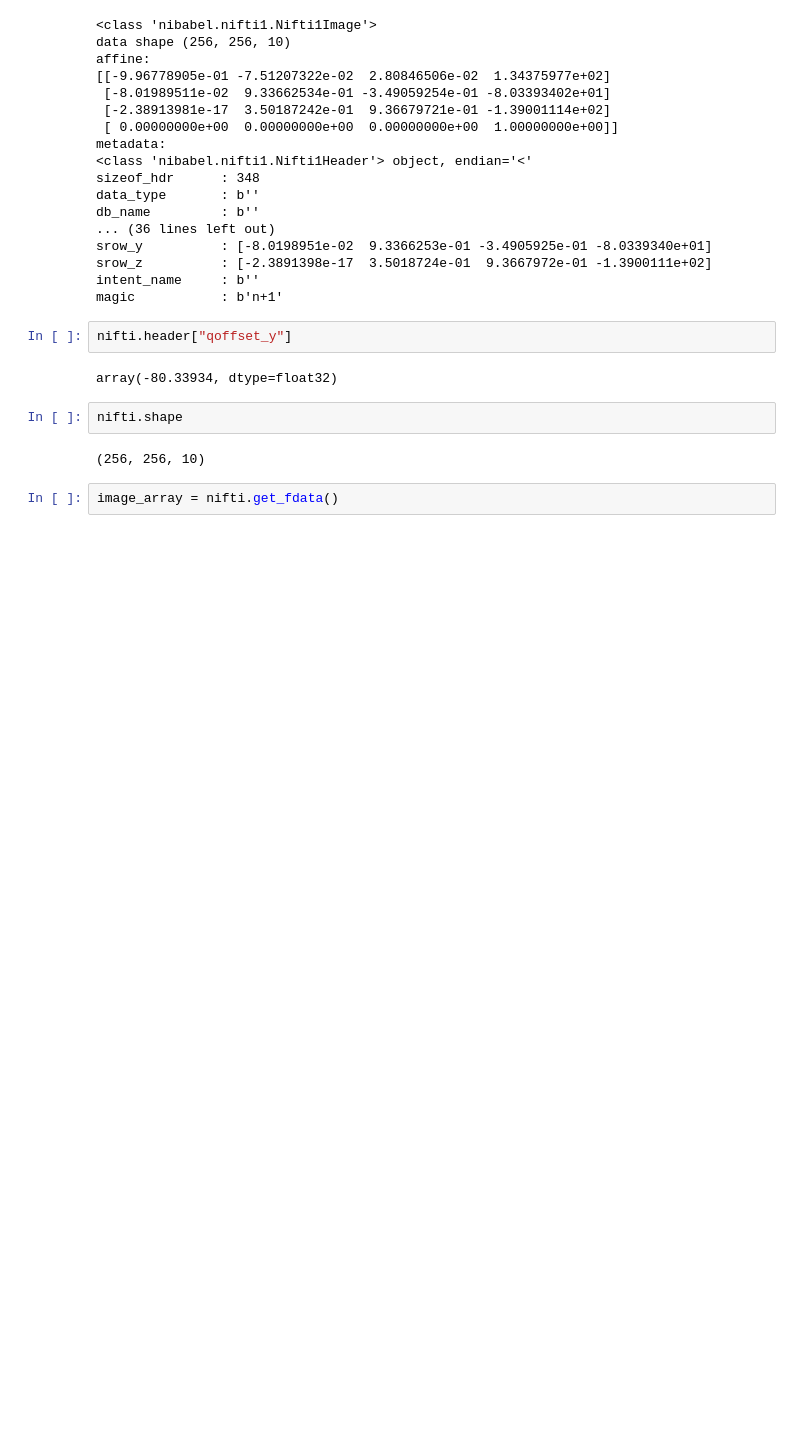
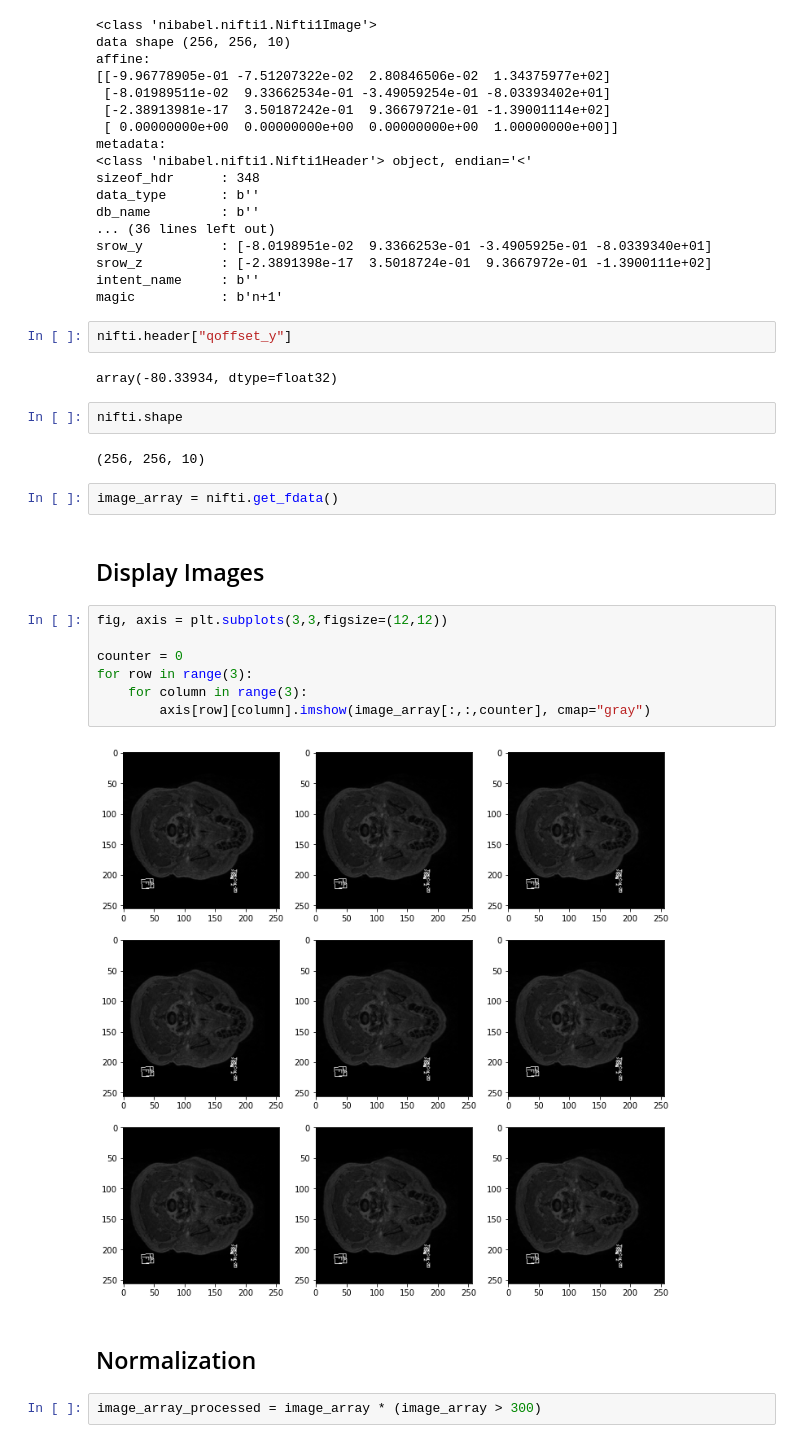
Before and after one commit to Zahed-Golabi/Medical-Imaging, a Jupyter notebook: NIfTI.ipynb, the cells around one changed output. Cells and saved outputs as stored; diff of their text form; blank space fills up the shorter version.

```diff
--- a/NIfTI.ipynb
+++ b/NIfTI.ipynb
@@ -41,3 +41,18 @@ nifti.shape
 (256, 256, 10)
 # %%
 image_array = nifti.get_fdata()
+# %% [markdown]
+## Display Images
+# %%
+fig, axis = plt.subplots(3,3,figsize=(12,12))
+
+counter = 0
+for row in range(3):
+    for column in range(3):
+        axis[row][column].imshow(image_array[:,:,counter], cmap="gray")
+# %% [output]
+[figure, added]
+# %% [markdown]
+## Normalization
+# %%
+image_array_processed = image_array * (image_array > 300)
```
Also changed, not shown: parts of 2 cells of this notebook.
